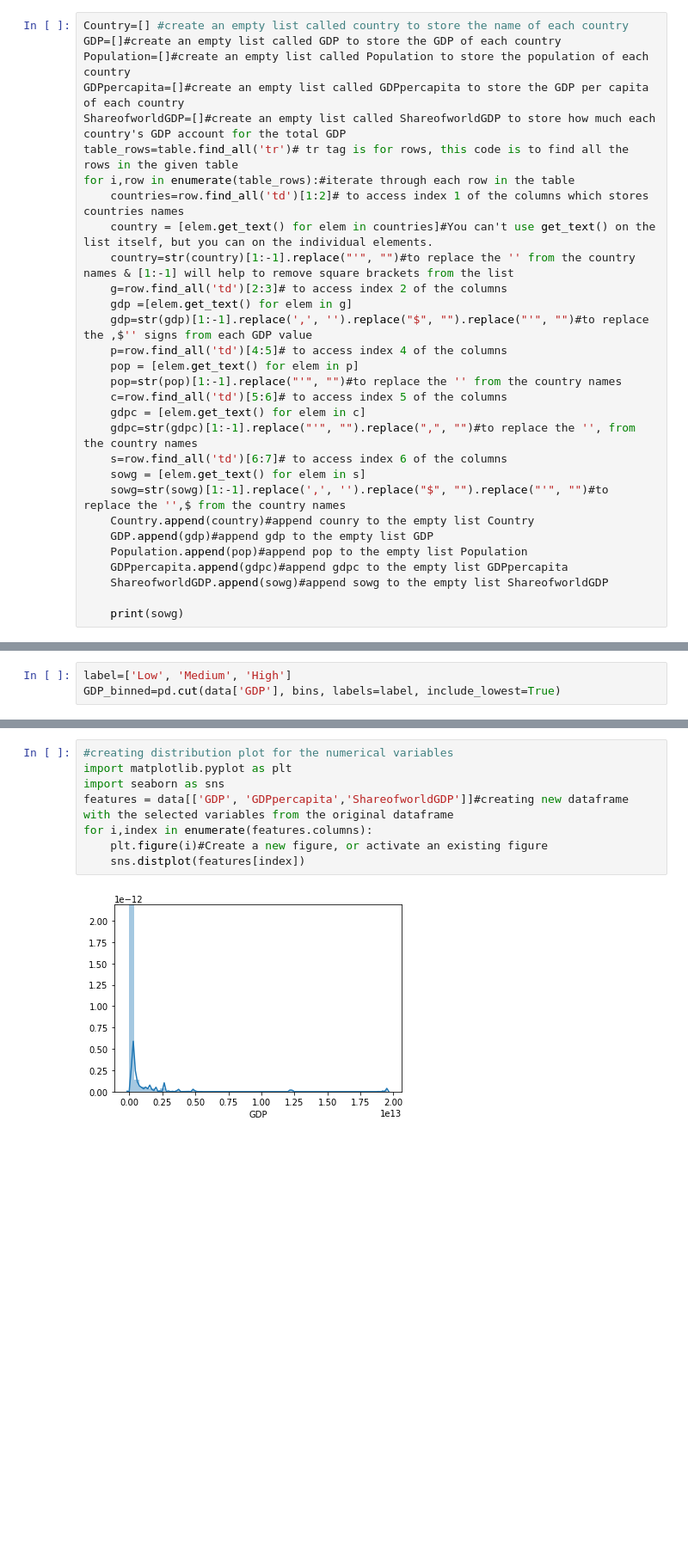
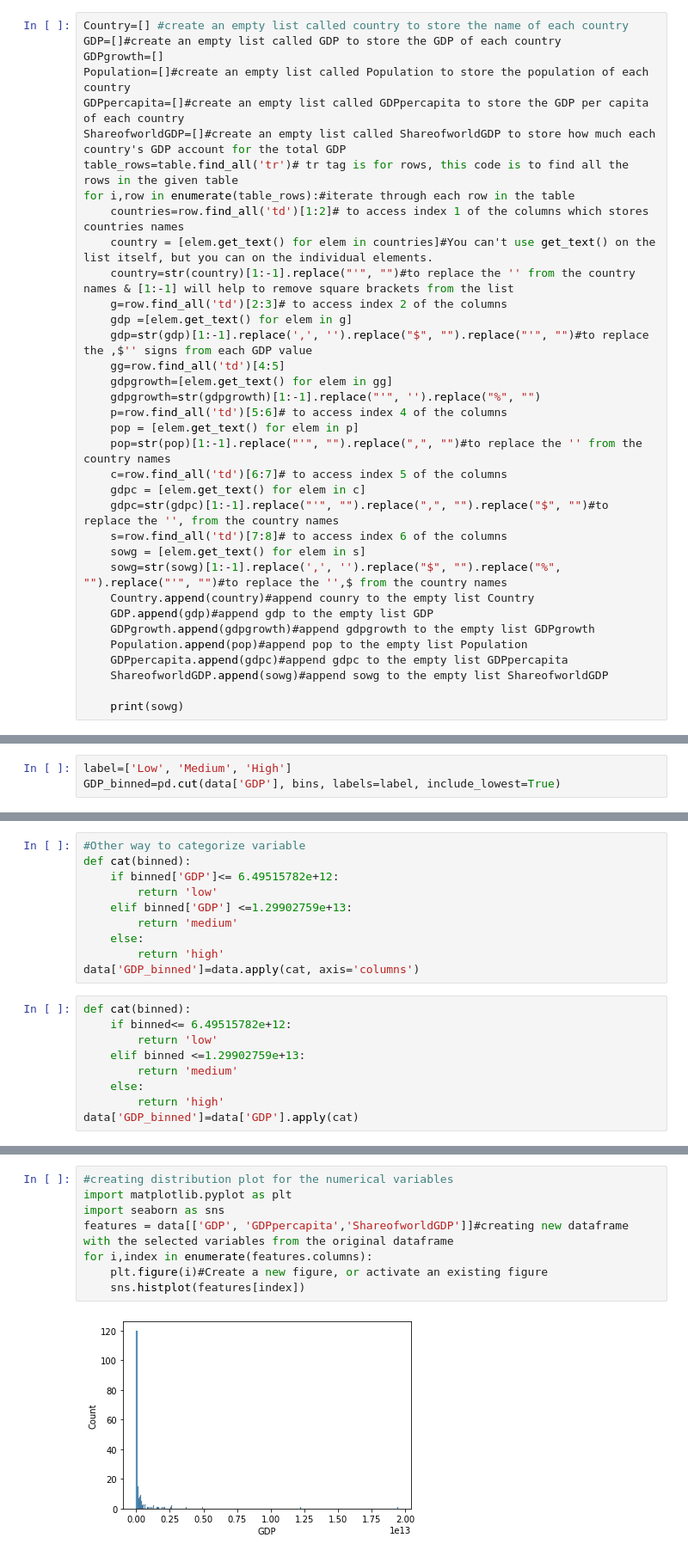
Before and after one commit to Barsha2509/Web-scraping_projects, a Jupyter notebook: GDP web scrapping.ipynb, the cells around one changed output, grey strips where cells are left out. Shown at 86% size. Drawn from its saved outputs; the diff is of its cells as text; blank space fills up the shorter version.

```diff
--- a/GDP web scrapping.ipynb
+++ b/GDP web scrapping.ipynb
@@ -24,6 +42,7 @@ for i,row in enumerate(table_rows): #iterate through each row in the table
 # %%
 Country=[] #create an empty list called country to store the name of each country
 GDP=[]#create an empty list called GDP to store the GDP of each country
+GDPgrowth=[]
 Population=[]#create an empty list called Population to store the population of each country
 GDPpercapita=[]#create an empty list called GDPpercapita to store the GDP per capita of each country
 ShareofworldGDP=[]#create an empty list called ShareofworldGDP to store how much each country's GDP account for the total GDP
@@ -35,17 +54,21 @@ for i,row in enumerate(table_rows):#iterate through each row in the table
     g=row.find_all('td')[2:3]# to access index 2 of the columns
     gdp =[elem.get_text() for elem in g]
     gdp=str(gdp)[1:-1].replace(',', '').replace("$", "").replace("'", "")#to replace the ,$'' signs from each GDP value
-    p=row.find_all('td')[4:5]# to access index 4 of the columns
+    gg=row.find_all('td')[4:5]
+    gdpgrowth=[elem.get_text() for elem in gg]
+    gdpgrowth=str(gdpgrowth)[1:-1].replace("'", '').replace("%", "")
+    p=row.find_all('td')[5:6]# to access index 4 of the columns
     pop = [elem.get_text() for elem in p]
-    pop=str(pop)[1:-1].replace("'", "")#to replace the '' from the country names
-    c=row.find_all('td')[5:6]# to access index 5 of the columns
+    pop=str(pop)[1:-1].replace("'", "").replace(",", "")#to replace the '' from the country names
+    c=row.find_all('td')[6:7]# to access index 5 of the columns
     gdpc = [elem.get_text() for elem in c]
-    gdpc=str(gdpc)[1:-1].replace("'", "").replace(",", "")#to replace the '', from the country names
-    s=row.find_all('td')[6:7]# to access index 6 of the columns
+    gdpc=str(gdpc)[1:-1].replace("'", "").replace(",", "").replace("$", "")#to replace the '', from the country names
+    s=row.find_all('td')[7:8]# to access index 6 of the columns
     sowg = [elem.get_text() for elem in s]
-    sowg=str(sowg)[1:-1].replace(',', '').replace("$", "").replace("'", "")#to replace the '',$ from the country names
+    sowg=str(sowg)[1:-1].replace(',', '').replace("$", "").replace("%", "").replace("'", "")#to replace the '',$ from the country names
     Country.append(country)#append counry to the empty list Country
     GDP.append(gdp)#append gdp to the empty list GDP
+    GDPgrowth.append(gdpgrowth)#append gdpgrowth to the empty list GDPgrowth
     Population.append(pop)#append pop to the empty list Population
     GDPpercapita.append(gdpc)#append gdpc to the empty list GDPpercapita
     ShareofworldGDP.append(sowg)#append sowg to the empty list ShareofworldGDP
@@ -167 +193,20 @@ Medium      1
 Name: GDP_cat, dtype: int64
+# %%
+#Other way to categorize variable
+def cat(binned):
+    if binned['GDP']<= 6.49515782e+12:
+        return 'low'
+    elif binned['GDP'] <=1.29902759e+13:
+        return 'medium'
+    else:
+        return 'high'
+data['GDP_binned']=data.apply(cat, axis='columns')
+# %%
+def cat(binned):
+    if binned<= 6.49515782e+12:
+        return 'low'
+    elif binned <=1.29902759e+13:
+        return 'medium'
+    else:
+        return 'high'
+data['GDP_binned']=data['GDP'].apply(cat)
@@ -168,10 +222,10 @@ Name: GDP_cat, dtype: int64
 # %%
 #creating distribution plot for the numerical variables
 import matplotlib.pyplot as plt
 import seaborn as sns
 features = data[['GDP', 'GDPpercapita','ShareofworldGDP']]#creating new dataframe with the selected variables from the original dataframe
 for i,index in enumerate(features.columns):
     plt.figure(i)#Create a new figure, or activate an existing figure
-    sns.distplot(features[index])
+    sns.histplot(features[index])
 # %% [output]
-[figure, old version]
+[figure, new version]
```
Also changed, not shown: parts of 13 cells of this notebook.
